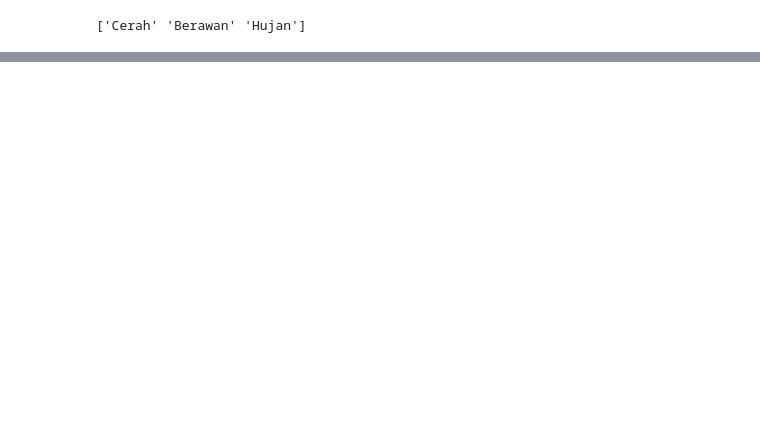
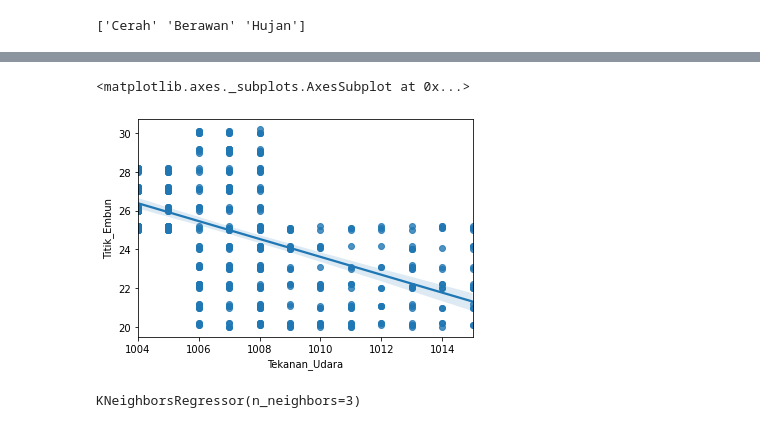
Before and after one commit to makrufboy/Data-Mining-Random-Data-on-Nutritional-Status, a Jupyter notebook: TB_DataMining_PendapatanNilai.ipynb, the cells around one changed output, grey strips where cells are left out. Saved outputs shown, nothing was run; the diff lists cells and outputs as text; code cells hidden in the pictures; blank space fills up the shorter version.

```diff
--- a/TB_DataMining_PendapatanNilai.ipynb
+++ b/TB_DataMining_PendapatanNilai.ipynb
@@ -183,0 +212,6 @@ plt.show()
+# %%
+sns.regplot(x="Tekanan_Udara", y="Titik_Embun", data=df)
+# untuk mencari nilai dengan korelasi kurang bagus
+# %% [output]
+<matplotlib.axes._subplots.AxesSubplot at 0x...>
+[figure, added]
@@ -183,0 +224,4 @@ plt.show()
+# %%
+rgr.fit(train_x,train_y)
+# %% [output]
+KNeighborsRegressor(n_neighbors=3)
```
Also changed, not shown: parts of 31 cells of this notebook.
